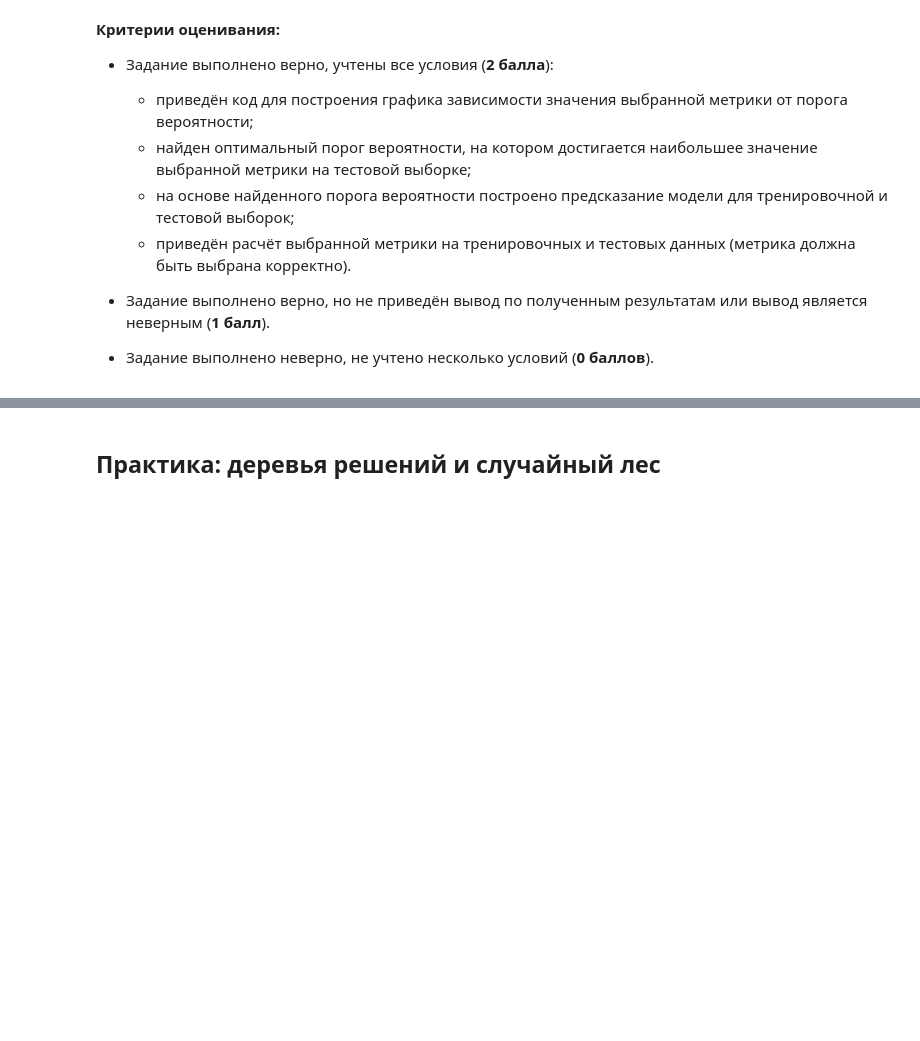
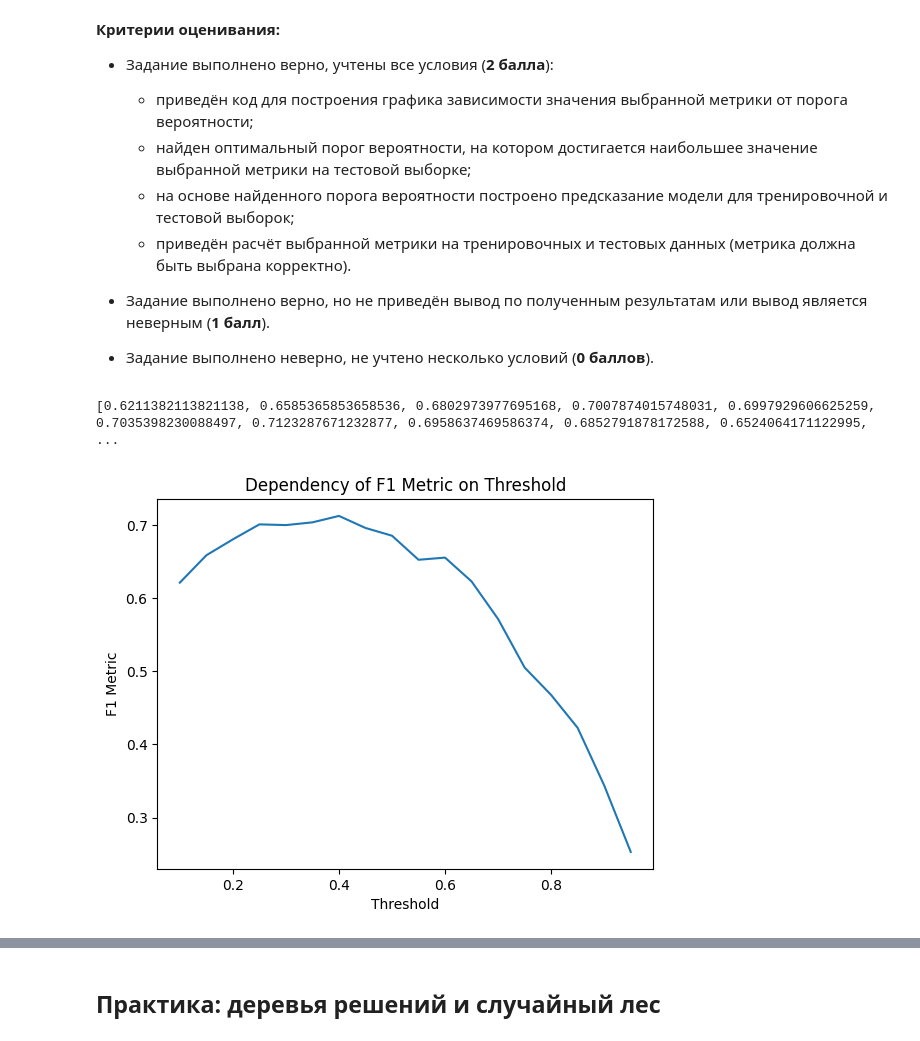
Before and after one commit to PlatArs/Bank_Analytics, a Jupyter notebook: Bank Analytics and ML model for exited clients/ML-3_Bank_ML-model.ipynb, the cells around one changed output, grey strips where cells are left out. Drawn from its saved outputs; the diff is of its cells as text; code cells hidden in the pictures; blank space fills up the shorter version.

Commit message:
Threshold

```diff
--- a/Bank Analytics and ML model for exited clients/ML-3_Bank_ML-model.ipynb
+++ b/Bank Analytics and ML model for exited clients/ML-3_Bank_ML-model.ipynb
@@ -361,0 +387,10 @@ F1 score tested: 0.49
+# %%
+# Обучаем модель
+lr_model_poly = linear_model.LogisticRegression(random_state = 42, C = 100 )
+lr_model_poly.fit(X_train_poly, y_train)
+# Делаем предсказания
+y_train_predict_poly = lr_model_poly.predict(X_train_poly)
+y_test_predict_poly = lr_model_poly.predict(X_test_poly)
+
+print('F1 score trained: {:.2f}'.format(metrics.f1_score(y_train, y_train_predict_poly)))
+print('F1 score tested: {:.2f}'.format(metrics.f1_score(y_test,y_test_predict_poly)))
@@ -410,4 +457,29 @@ for threshold in thresholds:
 - Задание выполнено верно, но не приведён вывод по полученным результатам или вывод является неверным (**1 балл**).
 - Задание выполнено неверно, не учтено несколько условий (**0 баллов**).
 # %%
-# Ваш код здесь
+y_test_proba_pred = pd.Series(lr_model_poly.predict_proba(X_test_poly)[:, 1])
+
+# Инициализируем список, куда будем сохранять метрики.
+scores = []
+# Задаём значения порогов вероятности
+thresholds = np.arange(0.1, 1, 0.05)
+# В цикле перебираем значения порогов вероятности
+for i in thresholds:
+    # Делаем предсказание
+    y_test_pred_poly = y_test_proba_pred.apply(lambda x: 1 if (x > i) else 0)
+    # Рассчитываем метрику
+    score = metrics.f1_score(y_test, y_test_pred_poly)
+    # Добавляем результат в список
+    scores.append(score)
+
+print(scores)
+# %% [output]
+[0.6211382113821138, 0.6585365853658536, 0.6802973977695168, 0.7007874015748031, 0.6997929606625259, 0.7035398230088497, 0.7123287671232877, 0.6958637469586374, 0.6852791878172588, 0.6524064171122995, ...
+# %%
+plt.plot(thresholds, scores)
+plt.xlabel('Threshold')
+plt.ylabel('F1 Metric')
+plt.title('Dependency of F1 Metric on Threshold')
+plt.show()
+# %% [output]
+[figure, added]
```
Also changed, not shown: parts of 6 cells of this notebook.
